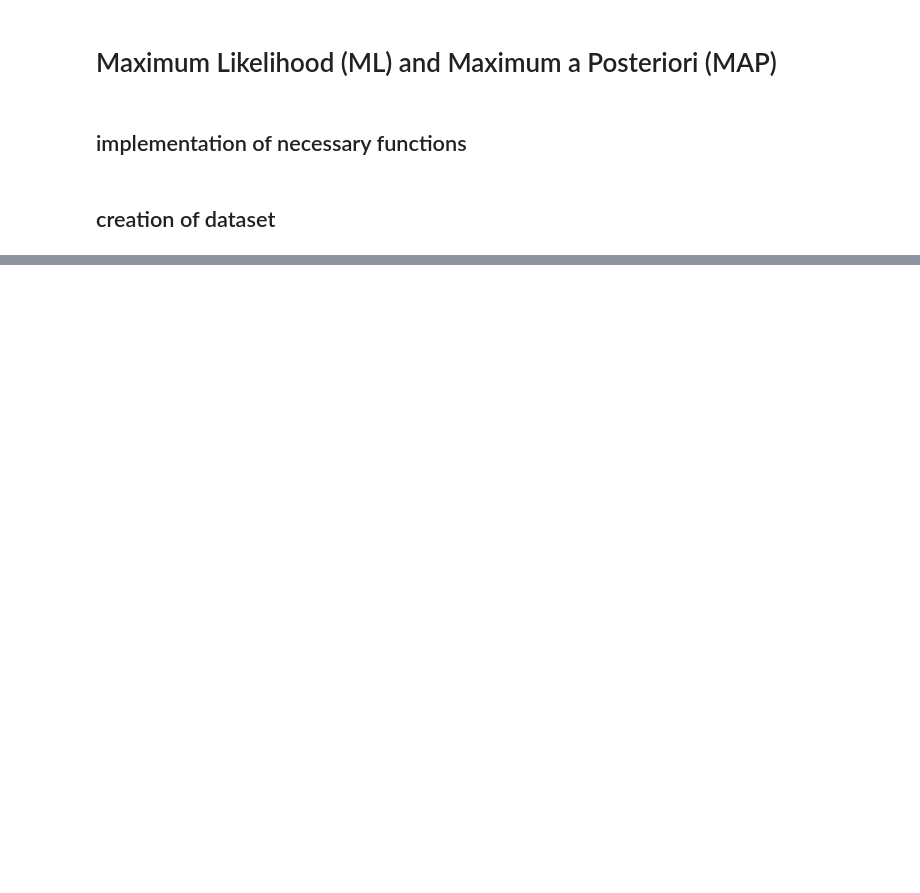
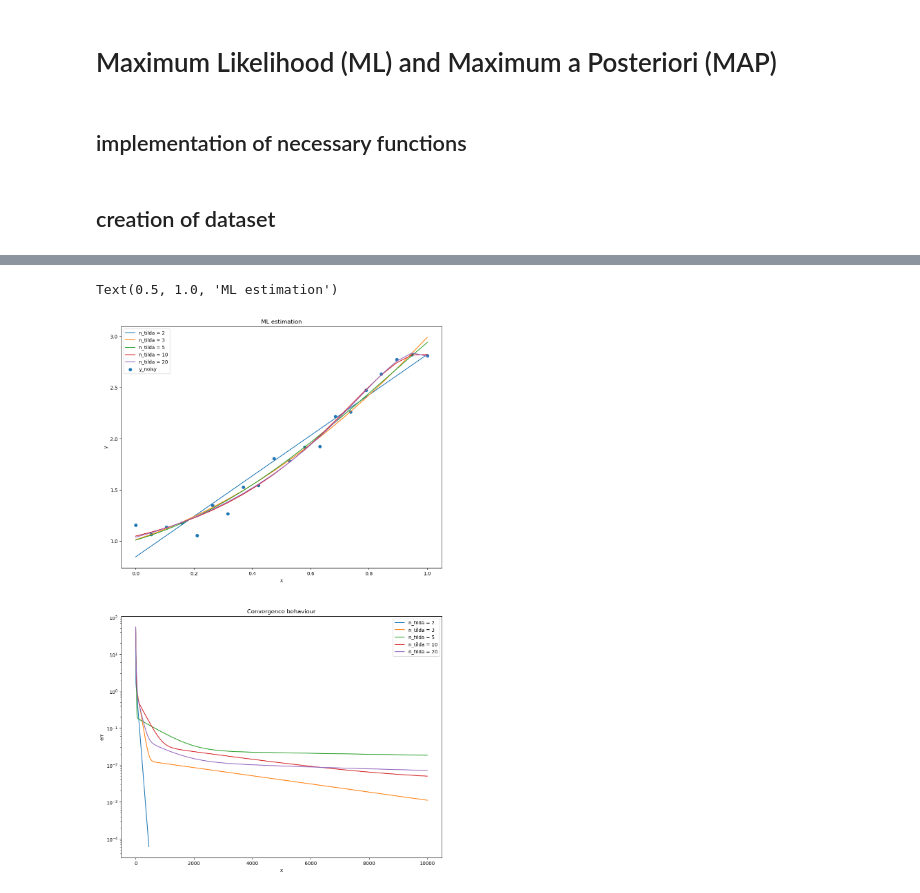
Before and after one commit to Rezashatery/MLE-and-MAP, a Jupyter notebook: MLE and MAP.ipynb, the cells around one changed output, grey strips where cells are left out. Cells and saved outputs as stored; diff of their text form; code cells hidden in the pictures; blank space fills up the shorter version.

```diff
--- a/MLE and MAP.ipynb
+++ b/MLE and MAP.ipynb
@@ -103,0 +112,53 @@ y_noisy = y_true + np.random.normal(0, 0.1, y_true.shape)
+# %%
+# optimization function
+def f(X_tilda, w, y_noisy):
+    return 0.5 * np.linalg.norm((X_tilda @ w - y_noisy), ord=2) ** 2
+
+# optimization function gradient
+def grad_f(X_tilda, w, y_noisy):
+    return  X_tilda.T @ (X_tilda @ w - y_noisy)
+
+# stopping condition
+kmax = 10000
+tolf = 1e-6
+tolx = 1e-6
+
+# we suppose we don't have the true degree of n which is usual
+legends = list()
+n_tildas_value = [2,3,5,10,20]
+
+# open a figure to plot schemes
+fig,axes = plt.subplots(2,1,figsize=(12,20))
+
+for n_tilda in n_tildas_value:
+    X_tilda = np.vander(x, n_tilda)
+
+    w0 = np.zeros((n_tilda, ))
+
+    w, k, f_val, grads, err = gradient_descent(f, grad_f, X_tilda, w0, y_noisy, kmax, tolf, tolx)
+
+    y_est = X_tilda @ w[k, :]
+
+    legends.append(f'n_tilda = {n_tilda}')
+    axes[0].plot(x, y_est)
+    axes[1].plot(err)
+
+axes[1].legend(legends)
+axes[1].set_xlabel('x')
+axes[1].set_ylabel('err')
+axes[1].set_title('Convergence behaviour')
+axes[1].set_yscale('log')
+
+legends.append(f'y_noisy')
+axes[0].scatter(x, y_noisy)
+axes[0].legend(legends)
+axes[0].set_xlabel('x')
+axes[0].set_ylabel('y')
+axes[0].set_title('ML estimation')
+
+# plt.suptitle('MLE')
+# if(w[-1].shape == w_true.shape):
+#     print(f'W estimation Error = {np.linalg.norm(w[-1]-w_true)/ np.linalg.norm(w_true)}')
+# %% [output]
+Text(0.5, 1.0, 'ML estimation')
+[figure, added]
```
Also changed, not shown: parts of 3 cells of this notebook.
